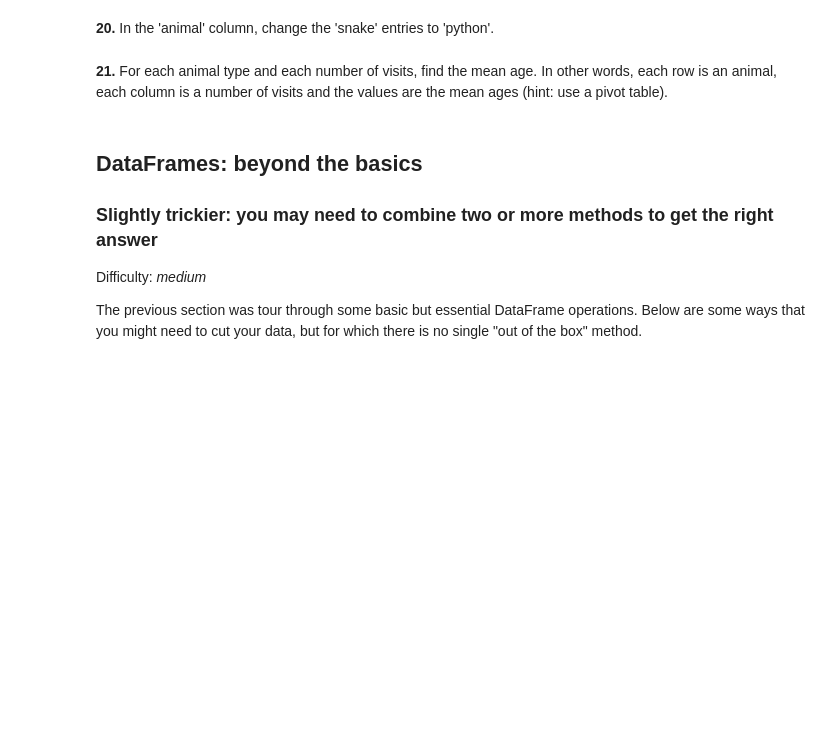
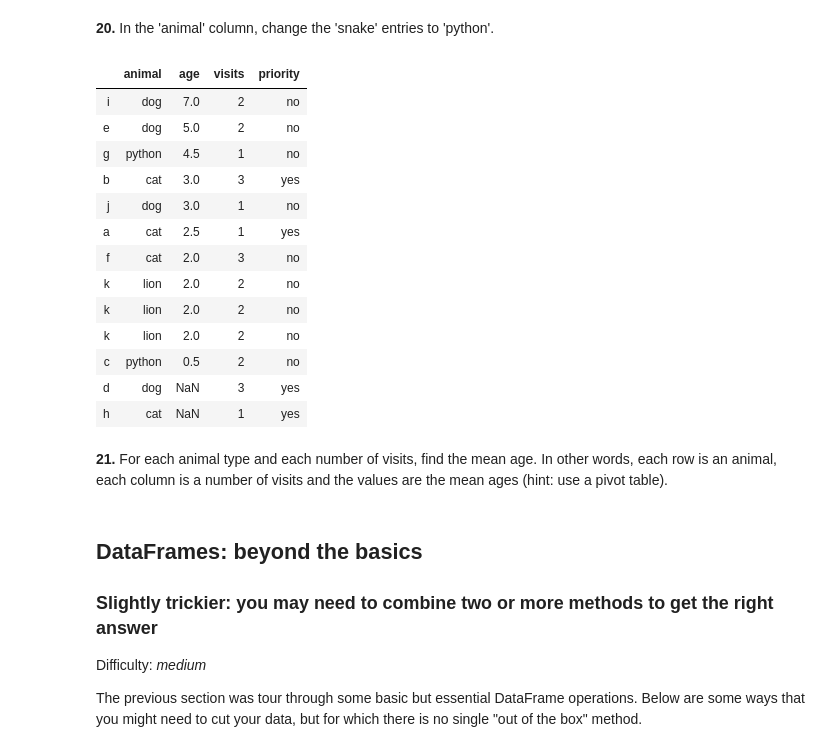
Before and after one commit to nishants17/100-pandas-puzzles, a Jupyter notebook: 100-pandas-puzzles-NS.ipynb, the cells around one changed output. Drawn from its saved outputs; the diff is of its cells as text; code cells hidden in the pictures; blank space fills up the shorter version.

```diff
--- a/100-pandas-puzzles-NS.ipynb
+++ b/100-pandas-puzzles-NS.ipynb
@@ -121,2 +164,5 @@ TypeError: '(slice(0, 2, None),)' is an invalid key
 # %% [markdown]
 **11.** Select the rows where the animal is a cat *and* the age is less than 3.
+# %%
+df = df[(df.animal=='cat') & (df.age<3)]
+df
@@ -126,0 +187,3 @@ TypeError: '(slice(0, 2, None),)' is an invalid key
+# %%
+df.loc['f',['age']] = df.loc['f',['age']].replace(1.5)
+df.loc['f',['age']]
@@ -131,2 +209,6 @@ TypeError: '(slice(0, 2, None),)' is an invalid key
 # %% [markdown]
 **16.** Append a new row 'k' to `df` with your choice of values for each column. Then delete that row to return the original DataFrame.
+# %%
+row = pd.Series({'animal':'lion','age':2,'visits':'2','priority':'no'},name = 'k')
+df = df.append(row)
+df
@@ -136,0 +256,4 @@ TypeError: '(slice(0, 2, None),)' is an invalid key
+# %%
+df = df.sort_values('age', ascending = False)
+df
+df.drop_duplicates()
@@ -139,5 +293,23 @@ TypeError: '(slice(0, 2, None),)' is an invalid key
 # %% [markdown]
 **20.** In the 'animal' column, change the 'snake' entries to 'python'.
+# %%
+df['animal'] = df['animal'].replace({'snake':'python'})
+df
+# %% [output]
+|  | animal | age | visits | priority |
+| i | dog | 7.0 | 2 | no |
+| e | dog | 5.0 | 2 | no |
+| g | python | 4.5 | 1 | no |
+| b | cat | 3.0 | 3 | yes |
+| j | dog | 3.0 | 1 | no |
+| a | cat | 2.5 | 1 | yes |
+| f | cat | 2.0 | 3 | no |
+| k | lion | 2.0 | 2 | no |
+| k | lion | 2.0 | 2 | no |
+| k | lion | 2.0 | 2 | no |
+| c | python | 0.5 | 2 | no |
+| d | dog | NaN | 3 | yes |
+| h | cat | NaN | 1 | yes |
 # %% [markdown]
 **21.** For each animal type and each number of visits, find the mean age. In other words, each row is an animal, each column is a number of visits and the values are the mean ages (hint: use a pivot table).
 # %% [markdown]
```
Also changed, not shown: parts of 31 cells of this notebook, 1 other file.
